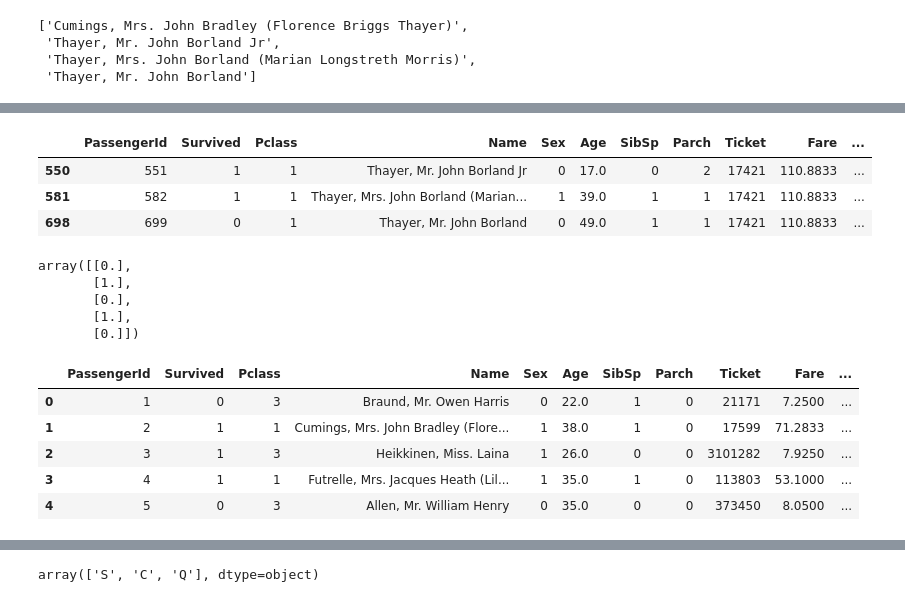
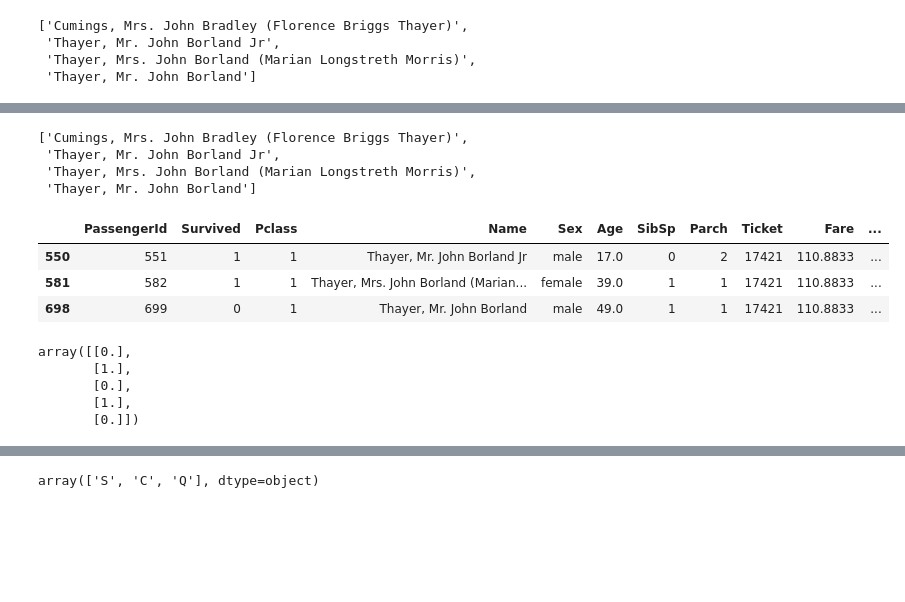
Before and after one commit to joaolevi/DataAnalisys-ML, a Jupyter notebook: titanic_dataset.ipynb, the cells around one changed output, grey strips where cells are left out. Saved outputs shown, nothing was run; the diff lists cells and outputs as text; code cells hidden in the pictures; blank space fills up the shorter version.

```diff
--- a/titanic_dataset.ipynb
+++ b/titanic_dataset.ipynb
@@ -38,10 +38,21 @@ dt_train[dt_train['Name'] == "Thayer, Mrs. John Borland (Marian Longstreth Morri
-# %%
-dt_train.iloc[[548, 579, 695]]
-# %% [output]
-|  | PassengerId | Survived | Pclass | Name | Sex | Age | SibSp | Parch | Ticket | Fare | ... |
-| 550 | 551 | 1 | 1 | Thayer, Mr. John Borland Jr | 0 | 17.0 | 0 | 2 | 17421 | 110.8833 | ... |
-| 581 | 582 | 1 | 1 | Thayer, Mrs. John Borland (Marian... | 1 | 39.0 | 1 | 1 | 17421 | 110.8833 | ... |
-| 698 | 699 | 0 | 1 | Thayer, Mr. John Borland | 0 | 49.0 | 1 | 1 | 17421 | 110.8833 | ... |
+# %%
+names = []
+for n in dt_train['Name']:
+    if "Thayer" in n:
+        names.append(n)
+names
+# %% [output]
+['Cumings, Mrs. John Bradley (Florence Briggs Thayer)',
+ 'Thayer, Mr. John Borland Jr',
+ 'Thayer, Mrs. John Borland (Marian Longstreth Morris)',
+ 'Thayer, Mr. John Borland']
+# %%
+dt_train.iloc[[550,581,698]]
+# %% [output]
+|  | PassengerId | Survived | Pclass | Name | Sex | Age | SibSp | Parch | Ticket | Fare | ... |
+| 550 | 551 | 1 | 1 | Thayer, Mr. John Borland Jr | male | 17.0 | 0 | 2 | 17421 | 110.8833 | ... |
+| 581 | 582 | 1 | 1 | Thayer, Mrs. John Borland (Marian... | female | 39.0 | 1 | 1 | 17421 | 110.8833 | ... |
+| 698 | 699 | 0 | 1 | Thayer, Mr. John Borland | male | 49.0 | 1 | 1 | 17421 | 110.8833 | ... |
 # %%
 married = np.zeros((len(dt_train['Name']), 1))
 for n in dt_train['Name']:
@@ -64,11 +75,3 @@ array([[0.],
        [0.]])
 # %%
 dt_train['Married'] = married
-dt_train.head()
-# %% [output]
-|  | PassengerId | Survived | Pclass | Name | Sex | Age | SibSp | Parch | Ticket | Fare | ... |
-| 0 | 1 | 0 | 3 | Braund, Mr. Owen Harris | 0 | 22.0 | 1 | 0 | 21171 | 7.2500 | ... |
-| 1 | 2 | 1 | 1 | Cumings, Mrs. John Bradley (Flore... | 1 | 38.0 | 1 | 0 | 17599 | 71.2833 | ... |
-| 2 | 3 | 1 | 3 | Heikkinen, Miss. Laina | 1 | 26.0 | 0 | 0 | 3101282 | 7.9250 | ... |
-| 3 | 4 | 1 | 1 | Futrelle, Mrs. Jacques Heath (Lil... | 1 | 35.0 | 1 | 0 | 113803 | 53.1000 | ... |
-| 4 | 5 | 0 | 3 | Allen, Mr. William Henry | 0 | 35.0 | 0 | 0 | 373450 | 8.0500 | ... |
```
Also changed, not shown: parts of 10 cells of this notebook.
